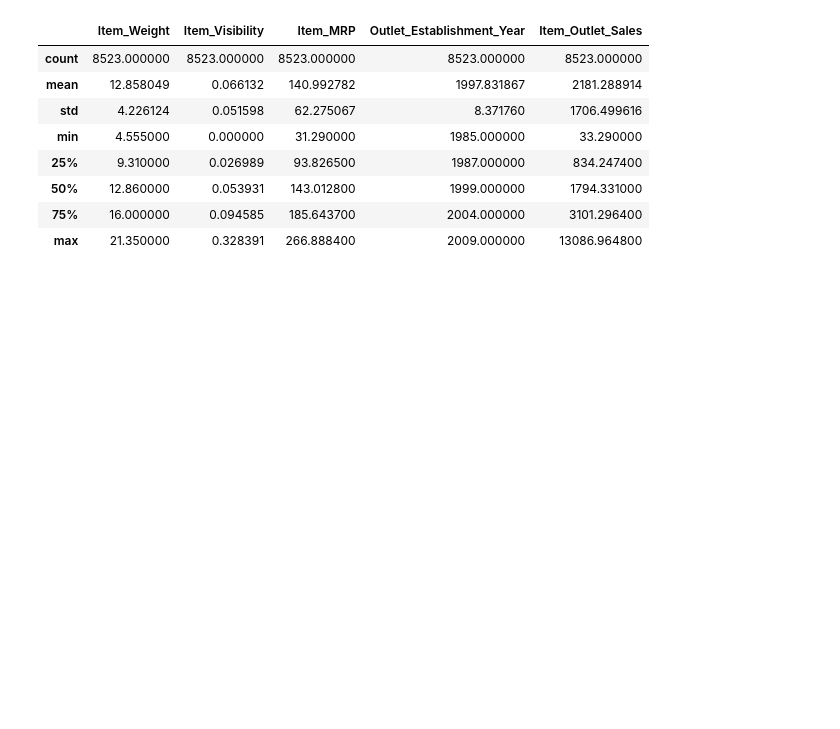
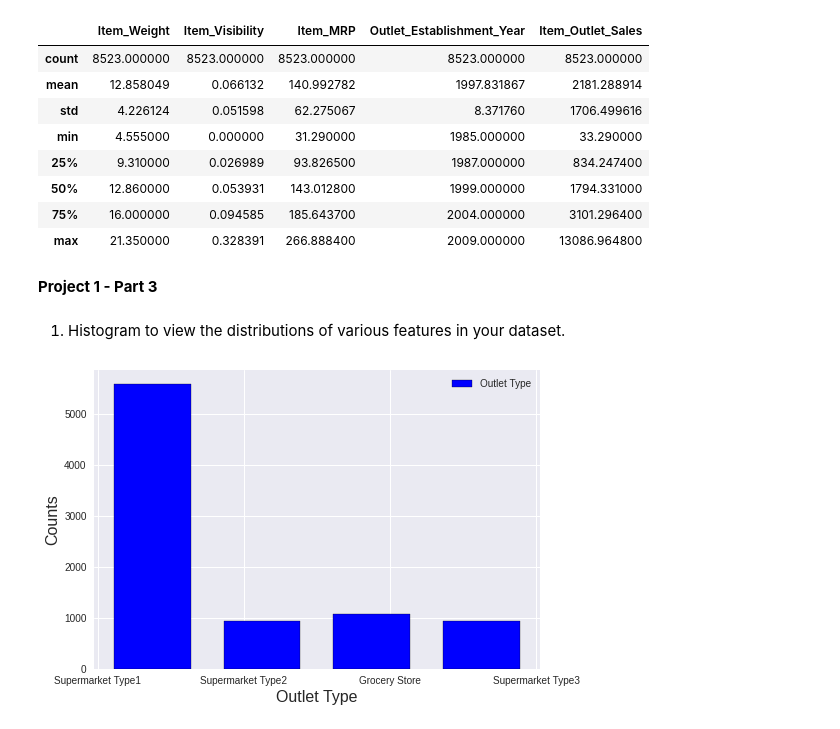
Before and after one commit to npipal/food-sales-predictions, a Jupyter notebook: Food_Sales_Predictions_NickPipal.ipynb, the cells around one changed output. Cells and saved outputs as stored; diff of their text form; code cells hidden in the pictures; blank space fills up the shorter version.

```diff
--- a/Food_Sales_Predictions_NickPipal.ipynb
+++ b/Food_Sales_Predictions_NickPipal.ipynb
@@ -171,3 +176,16 @@ df.describe()
 | 50% | 12.860000 | 0.053931 | 143.012800 | 1999.000000 | 1794.331000 |
 | 75% | 16.000000 | 0.094585 | 185.643700 | 2004.000000 | 3101.296400 |
 | max | 21.350000 | 0.328391 | 266.888400 | 2009.000000 | 13086.964800 |
+# %% [markdown]
+**Project 1 - Part 3**
+# %% [markdown]
+1. Histogram to view the distributions of various features in your dataset.
+# %%
+#Histogram of Outlet Type
+plt.style.use('seaborn')
+df['Outlet_Type'].hist(bins =4, label='Outlet Type', edgecolor='black', rwidth=0.7, color='blue')
+plt.xlabel('Outlet Type', fontsize=16)
+plt.ylabel('Counts', fontsize=16)
+plt.legend();
+# %% [output]
+[figure, added]
```
Also changed, not shown: parts of 11 cells of this notebook.
